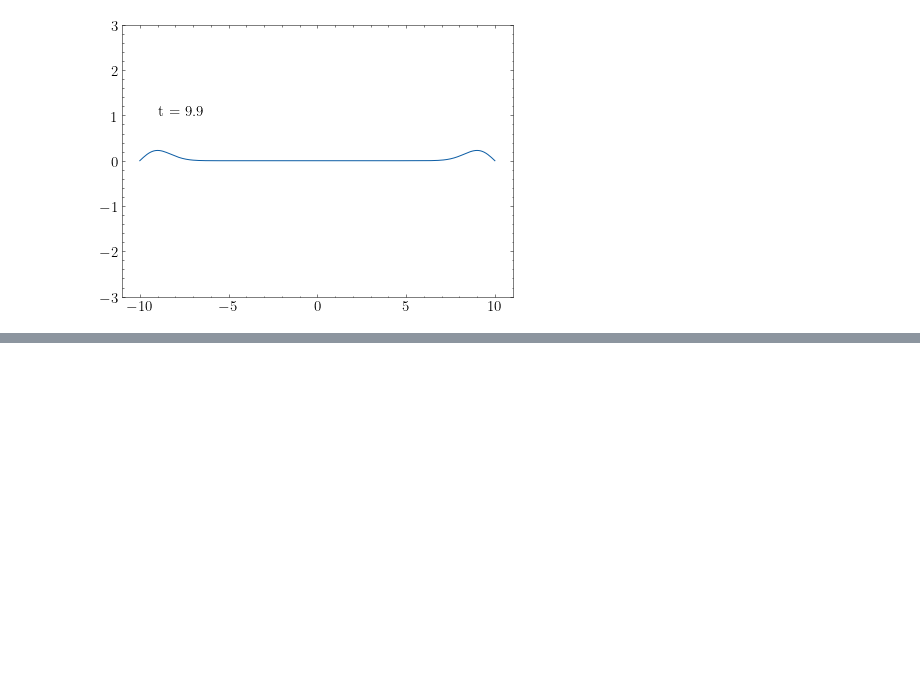
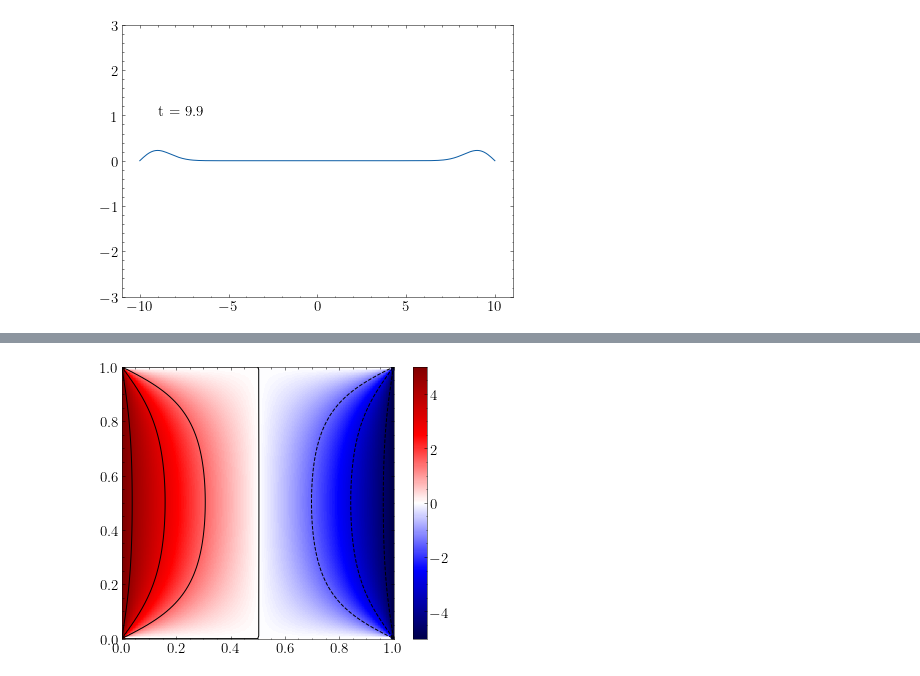
Before and after one commit to franklinzppa/fisica-computacional, a Jupyter notebook: Week 7 - Waves.ipynb, the cells around one changed output, grey strips where cells are left out. Saved outputs shown, nothing was run; the diff lists cells and outputs as text; code cells hidden in the pictures; blank space fills up the shorter version.

```diff
--- a/Week 7 - Waves.ipynb
+++ b/Week 7 - Waves.ipynb
@@ -160,0 +195,7 @@ array([[0., 0., 0., 0., 0., 0., 0., 0.],
+# %%
+plt.imshow(V, cmap='seismic', origin='lower', vmin=-5.0, vmax=+5.0, extent=(0,1,0,1))
+plt.colorbar()
+plt.contour(xv, yv, V, colors='black')
+plt.show()
+# %% [output]
+[figure, added]
```
Also changed, not shown: parts of 9 cells of this notebook.
